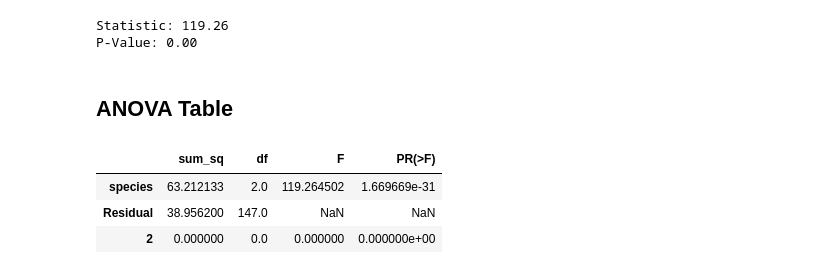
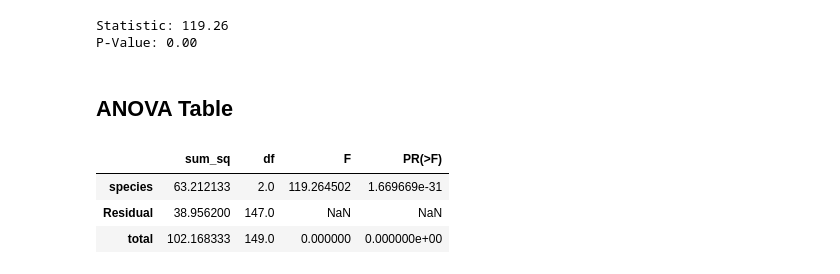
Before and after one commit to akshayyewle/Statistical-Analysis, a Jupyter notebook: 03 Statistical Tests With Python/Python Notebook.ipynb, the cells around one changed output. Saved outputs shown, nothing was run; the diff lists cells and outputs as text; code cells hidden in the pictures.

```diff
--- a/03 Statistical Tests With Python/Python Notebook.ipynb
+++ b/03 Statistical Tests With Python/Python Notebook.ipynb
@@ -262,18 +262,18 @@ P-Value: 0.00
 # %%
 import statsmodels.api as sm
 from statsmodels.formula.api import ols
 
 # Fit the ANOVA model
 model = ols('sepal_length ~ species', data=iris).fit()
 
 # Create the ANOVA table
 table = sm.stats.anova_lm(model, typ=2)
-table.loc[2,:] = [0,0,0,0] # Add SST Row To ANOVA Table
+table.loc['total',:] = [(table['sum_sq'].sum()),table['df'].sum(),0,0] # Add SST Row To ANOVA Table
 
 # Print the ANOVA table
 table
 # %% [output]
 |  | sum_sq | df | F | PR(>F) |
 | species | 63.212133 | 2.0 | 119.264502 | 1.669669e-31 |
 | Residual | 38.956200 | 147.0 | NaN | NaN |
-| 2 | 0.000000 | 0.0 | 0.000000 | 0.000000e+00 |
+| total | 102.168333 | 149.0 | 0.000000 | 0.000000e+00 |
```
